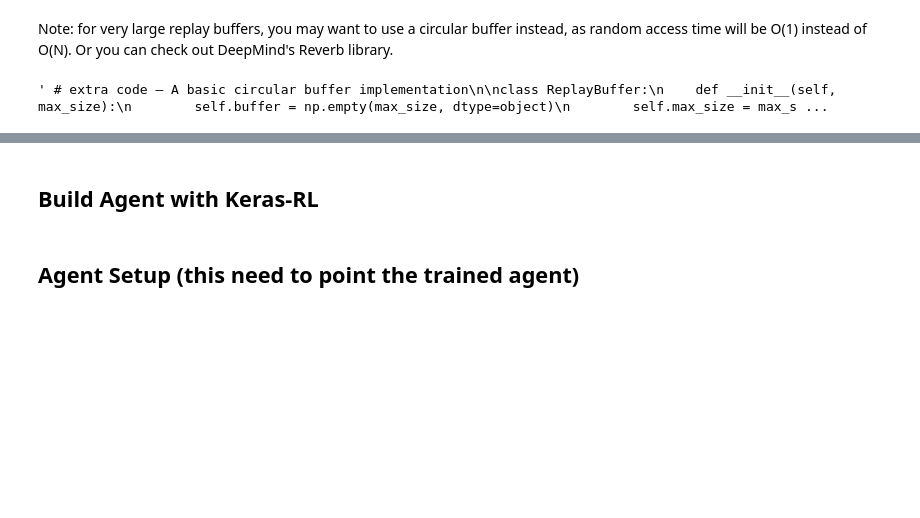
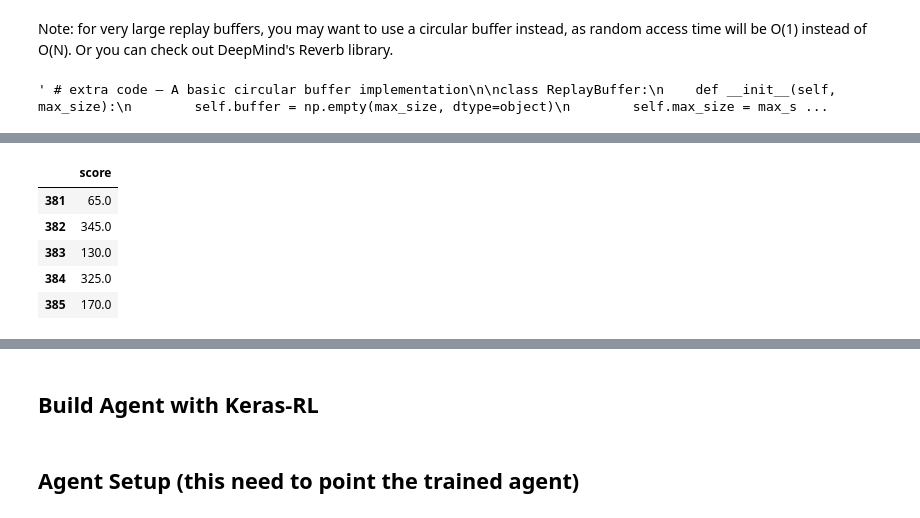
Before and after one commit to TimoSR/AI_Mandatory_2, a Jupyter notebook: Timothy/deep-q-learning_enviroment.ipynb, the cells around one changed output, grey strips where cells are left out. Cells and saved outputs as stored; diff of their text form; code cells hidden in the pictures; blank space fills up the shorter version.

```diff
--- a/Timothy/deep-q-learning_enviroment.ipynb
+++ b/Timothy/deep-q-learning_enviroment.ipynb
@@ -268,3 +281,12 @@ memory usage: 936.0 bytes
+# %%
+point_scores.tail()
+# %% [output]
+|  | score |
+| 381 | 65.0 |
+| 382 | 345.0 |
+| 383 | 130.0 |
+| 384 | 325.0 |
+| 385 | 170.0 |
 # %%
 plt.figure(figsize=(8, 4))
 plt.plot(rewards)
```
Also changed, not shown: parts of 7 cells of this notebook, 40 other files.
